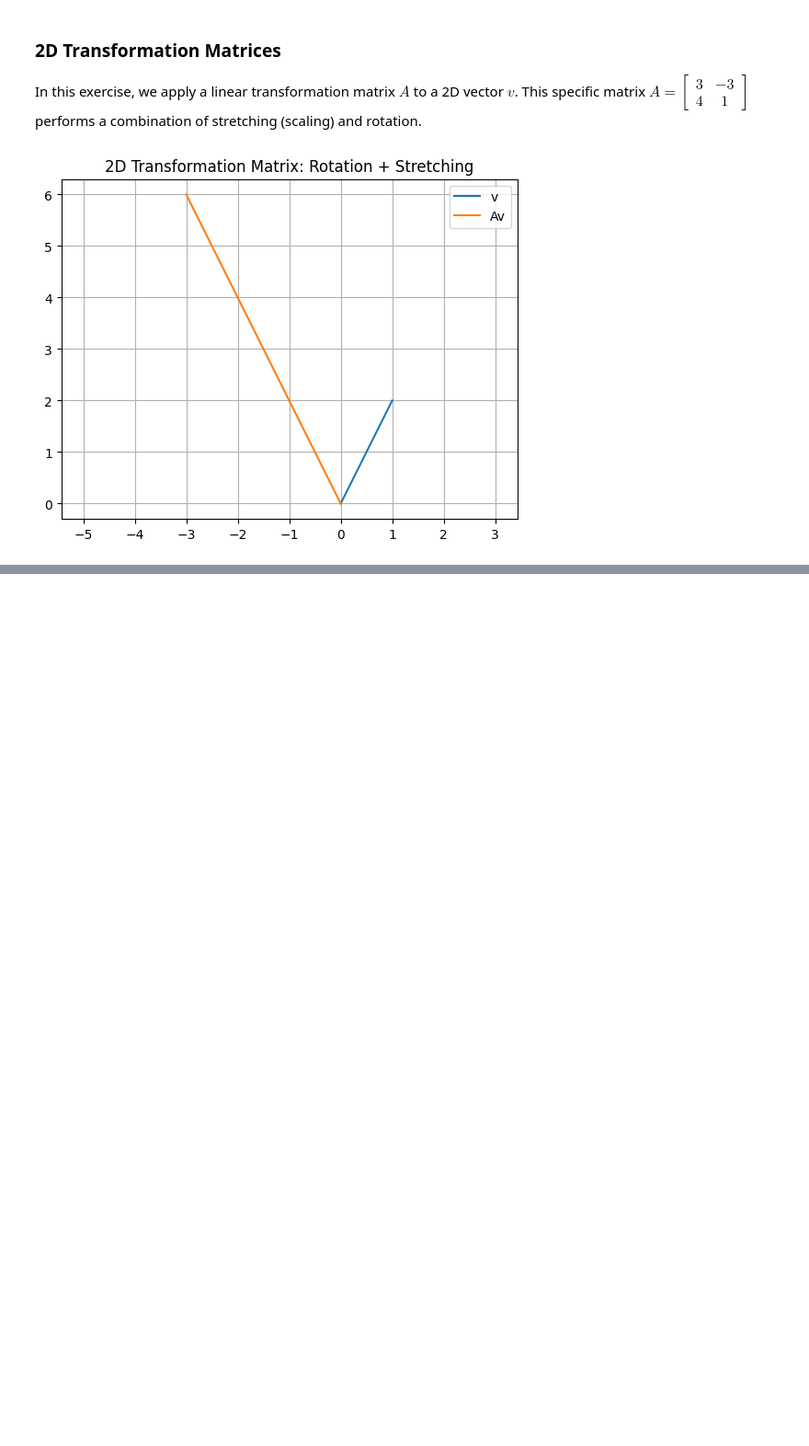
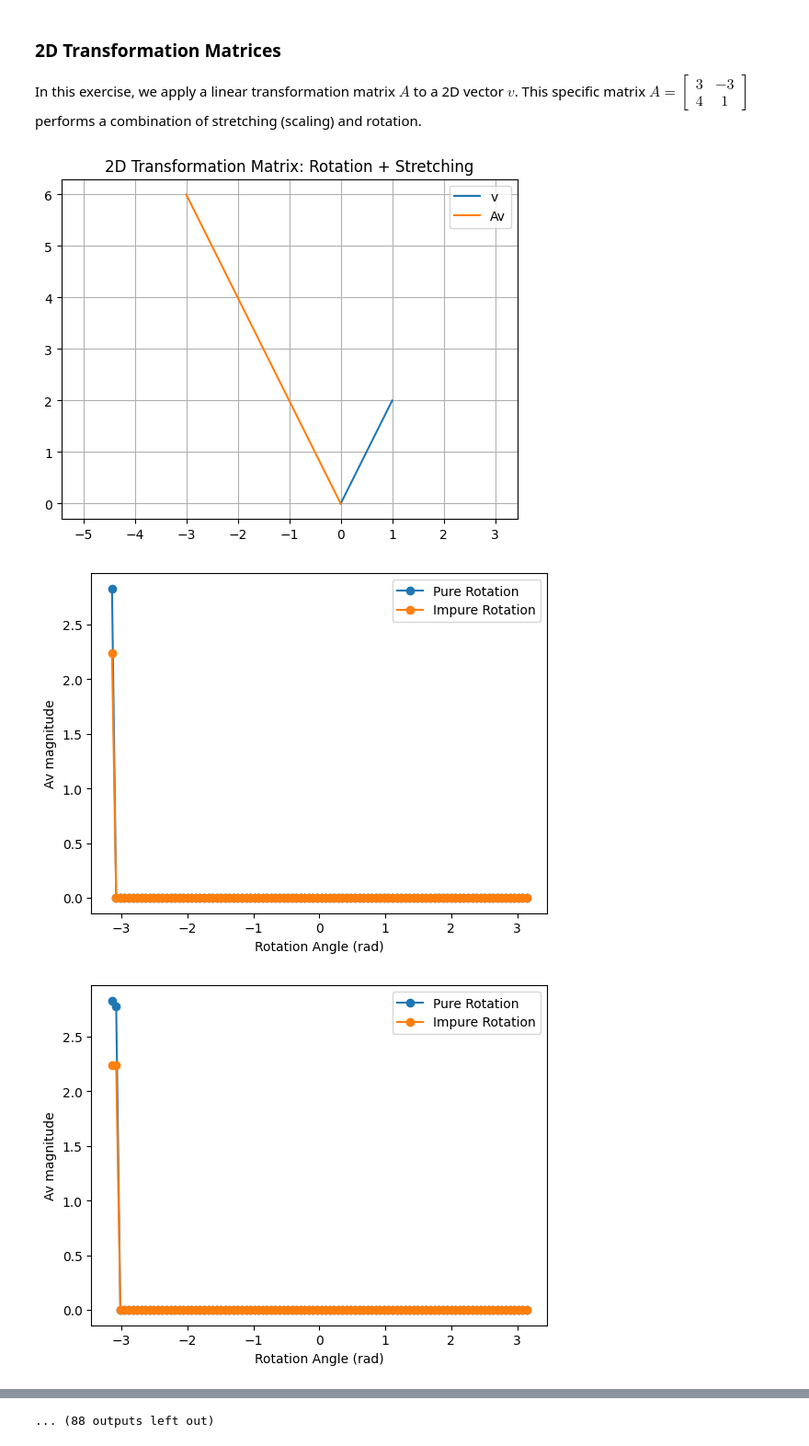
Before and after one commit to jkh928/Linear-Algebra-Python, a Jupyter notebook: 01-Course-Notes/Section_5_Matrix_Multiplications/2D_Transformation_Matrices.ipynb, the cells around one changed output, grey strips where cells are left out. Shown at 92% size. Cells and saved outputs as stored; diff of their text form; code cells hidden in the pictures; blank space fills up the shorter version.

```diff
--- a/01-Course-Notes/Section_5_Matrix_Multiplications/2D_Transformation_Matrices.ipynb
+++ b/01-Course-Notes/Section_5_Matrix_Multiplications/2D_Transformation_Matrices.ipynb
@@ -39,3 +39,36 @@ plt.title('2D Transformation Matrix: Rotation + Stretching')
 plt.show()
 # %% [output]
 [figure]
+# %%
+# --- Header: Pure vs. Impure Rotation Analysis ---
+# Operation: Matrix-Vector Product + Euclidean Norm (L2)
+# Loop: n = 100 (len(theta))
+# Time Complexity: O(n)
+#   - Each iteration performs constant time O(1) matrix operations (2x2).
+# Space Complexity: O(n)
+#   - Storing 100 magnitude pairs in the vmag array.
+# Data Shape: vmag is (100, 2); theta is (100,)
+# -------------------------------------------------
+
+### Code Challenge: Pure and Impure Rotation Matrices
+
+theta = np.linspace(-np.pi, np.pi, 100) # rotation angles
+vmag = np.zeros((len(theta), 2)) # initialize output vector
+
+for i in range(len(theta)):
+    th = theta[i]
+    P = np.array([ [math.cos(th), -math.sin(th)] , [math.sin(th), math.cos(th)] ]) # pure rotation matrix
+    I = np.array([ [2*math.cos(th), -math.sin(th)], [math.sin(th), math.cos(th)] ]) # impure rotation matrix
+
+    # compute vector magnitudes
+    vmag[i, 1] = np.linalg.norm(P@v.T)
+    vmag[i, 0] = np.linalg.norm(I@v.T)
+
+    plt.plot(theta, vmag, 'o-')
+    plt.xlabel('Rotation Angle (rad)')
+    plt.ylabel('Av magnitude')
+    plt.legend(['Pure Rotation', 'Impure Rotation'])
+    plt.show()
+# %% [output]
+[figure, added]
+[figure, added]
@@ -41,0 +85 @@ plt.show()
+... (88 outputs left out)
```
Also changed, not shown: parts of 1 cell of this notebook.
